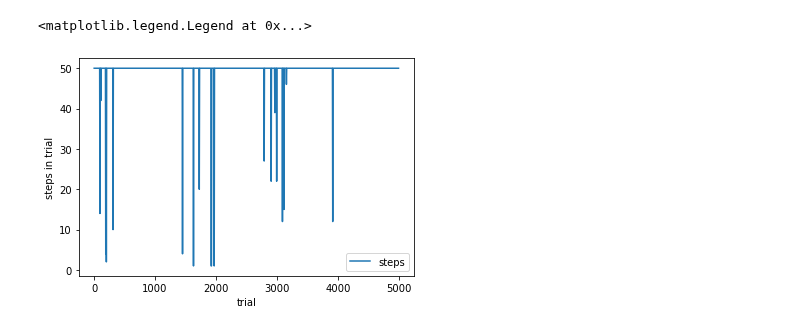
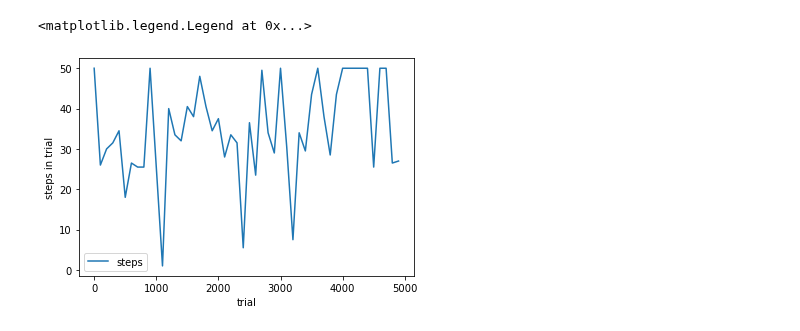
Before and after one commit to ParrotPrediction/pyalcs-experiments, a Jupyter notebook: XCS_Experiments/XCS_compared_Maze5.ipynb, the cells around one changed output. Cells and saved outputs as stored; diff of their text form; code cells hidden in the pictures.

```diff
--- a/XCS_Experiments/XCS_compared_Maze5.ipynb
+++ b/XCS_Experiments/XCS_compared_Maze5.ipynb
@@ -99,9 +21,10 @@ class MazeScenario(Scenario):
 # %%
 exploration_cycles = 4000
 exploitation_cycles = 1000
+
 input_size = 8
 logging.root.setLevel(logging.INFO)
-scenario = MazeScenario(exploration_cycles, exploitation_cycles, input_size)
+scenario = MazeScenario(input_size)
 # %%
 import numpy as np
 algorithm = XCSAlgorithm()
@@ -125,9 +48,3 @@ algorithm.exploration_probability = .5       # p_exp
 algorithm.minimum_actions = 8             # theta_mna
 algorithm.do_ga_subsumption = False          # doGASubsumption
 algorithm.do_action_set_subsumption = False  # doActionSetSubsumption
-# %%
-model = algorithm.new_model(scenario)
-model.run(scenario, learn=True)
-scenario.switch_to_explitation()
-model.algorithm.exploration_probability = 0
-model.run(scenario, learn=True)
@@ -151,6 +103,7 @@ from lcs.agents.xcs import Configuration
 
 cfg = Configuration(
     number_of_actions=algorithm.minimum_actions,
+    metrics_trial_frequency=100,
     covering_wildcard_chance=1-algorithm.wildcard_probability,
     max_population=algorithm.max_population_size,
     learning_rate=algorithm.learning_rate,
@@ -167,15 +120,13 @@ cfg = Configuration(
     initial_prediction=algorithm.initial_prediction,
     initial_error=algorithm.initial_error,
     initial_fitness=algorithm.initial_fitness,
-    epsilon=algorithm.exploration_probability)
+    epsilon=algorithm.exploration_probability,
+    user_metrics_collector_fcn=xcs_metrics)
 # %%
-from lcs.agents.xcs import XCS
-from utils.xcs_utils import *
-
-agent = XCS(cfg)
-my_df = avg_experiment(scenario,
+my_metrics = avg_experiment(scenario,
                     cfg,
-                    number_of_tests=1,
+                    number_of_tests=2,
                     explore_trials=exploration_cycles,
-                    exploit_metrics=exploitation_cycles)
+                    exploit_metrics=exploitation_cycles,
+                    )
 # %% [output]
@@ -203,10 +196,10 @@ INFO:lcs.agents.Agent:{'trial': 900, 'steps_in_trial': 50, 'reward': [1.47971930
 # %%
 import pandas as pd
 
-ax = my_df['steps_in_trial'].plot()
+ax = my_metrics['steps_in_trial'].plot()
 ax.set_xlabel("trial")
 ax.set_ylabel("steps in trial")
 ax.legend(["steps"])
 # %% [output]
 <matplotlib.legend.Legend at 0x...>
-[figure, old version]
+[figure, new version]
```
Also changed, not shown: parts of 11 cells of this notebook, 1 other file.
